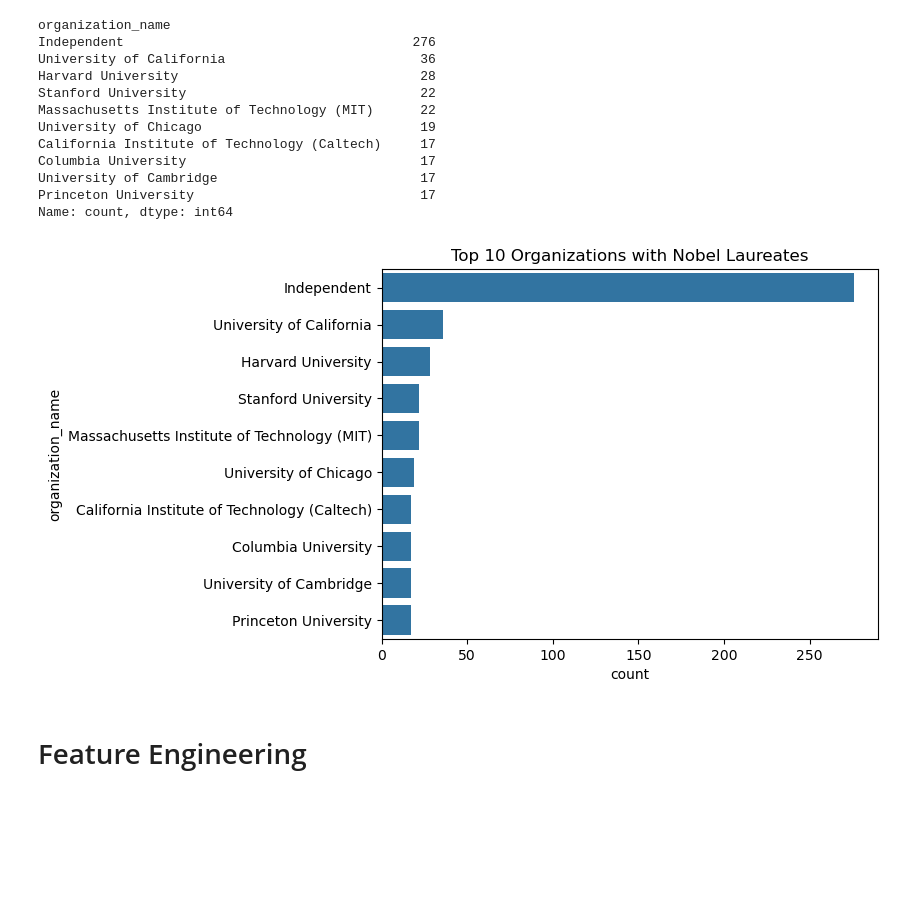
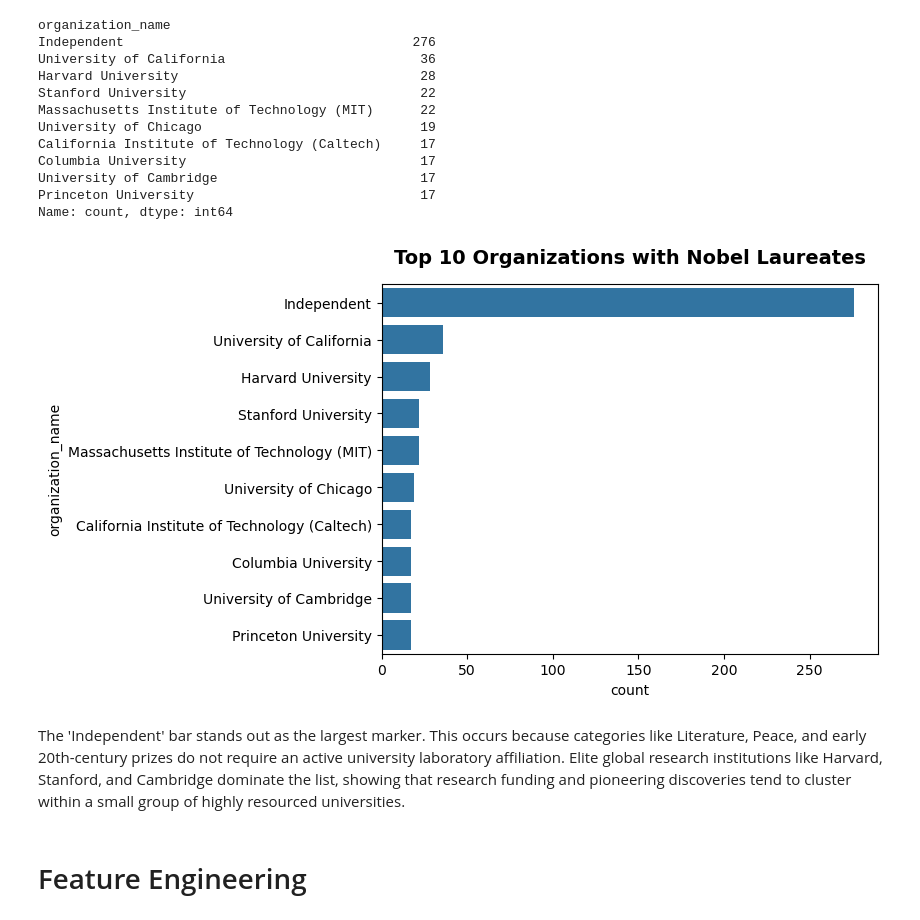
Before and after one commit to HavocXgrg/DAproject-Codes, a Jupyter notebook: analysis/nobel_laureates_analysis.ipynb, the cells around one changed output. Cells and saved outputs as stored; diff of their text form; code cells hidden in the pictures; blank space fills up the shorter version.

```diff
--- a/analysis/nobel_laureates_analysis.ipynb
+++ b/analysis/nobel_laureates_analysis.ipynb
@@ -305,12 +306,15 @@ Name: count, dtype: int64
 # %%
 # Visualization of the top countries
 sns.countplot(y='organization_name',
               data=df,
               order=df['organization_name'].value_counts().head(10).index)
-plt.title("Top 10 Organizations with Nobel Laureates")
+plt.title("Top 10 Organizations with Nobel Laureates",fontsize=14, fontweight='bold', pad=15)
 plt.show()
 # %% [output]
-[figure, old version]
+[figure, new version]
+# %% [markdown]
+The 'Independent' bar stands out as the largest marker. This occurs because categories like Literature, Peace, and early 20th-century prizes do not require an active university laboratory affiliation.
+Elite global research institutions like Harvard, Stanford, and Cambridge dominate the list, showing that research funding and pioneering discoveries tend to cluster within a small group of highly resourced universities.
 # %% [markdown]
 # Feature Engineering
 # %%
```
Also changed, not shown: parts of 20 cells of this notebook.
